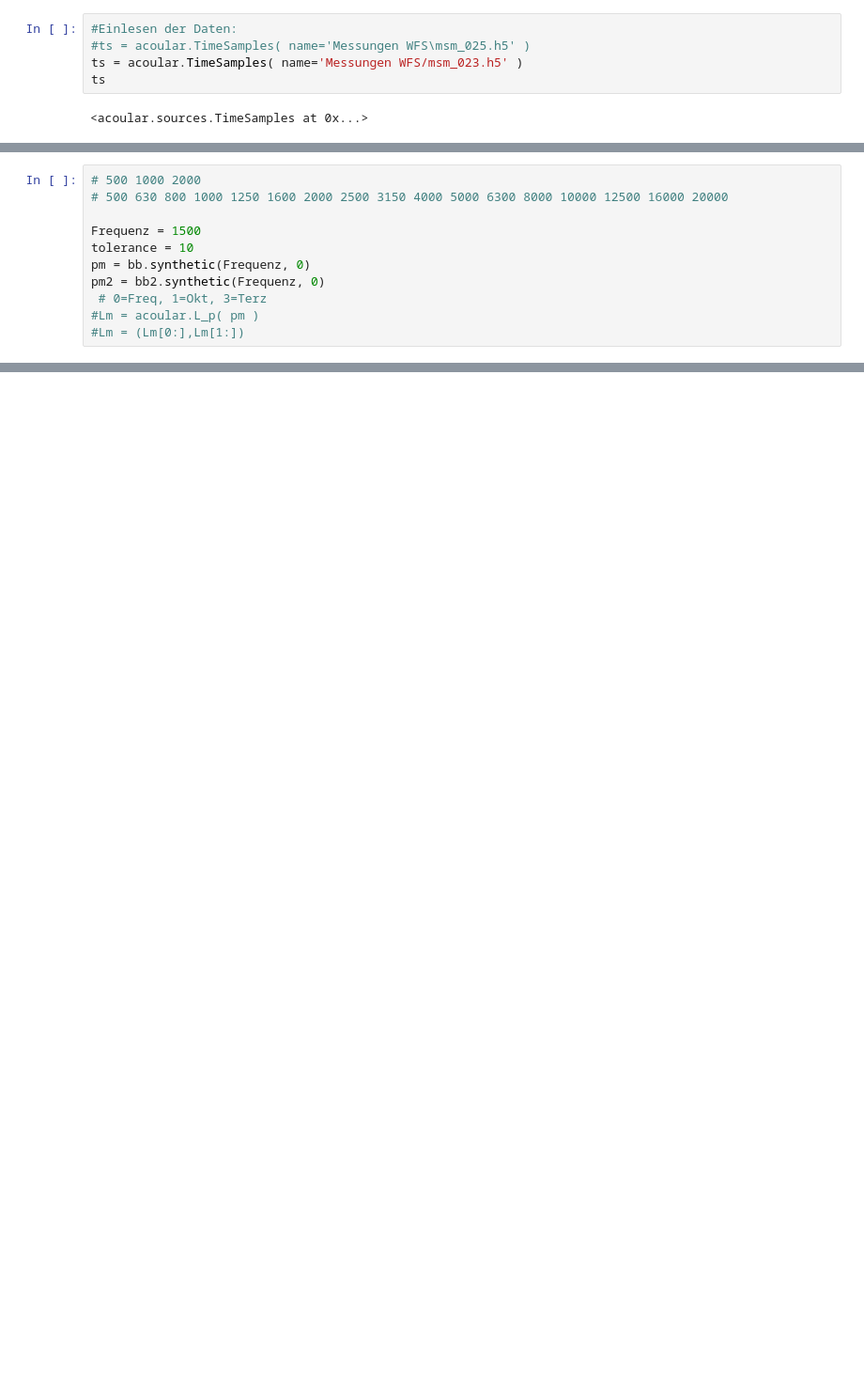
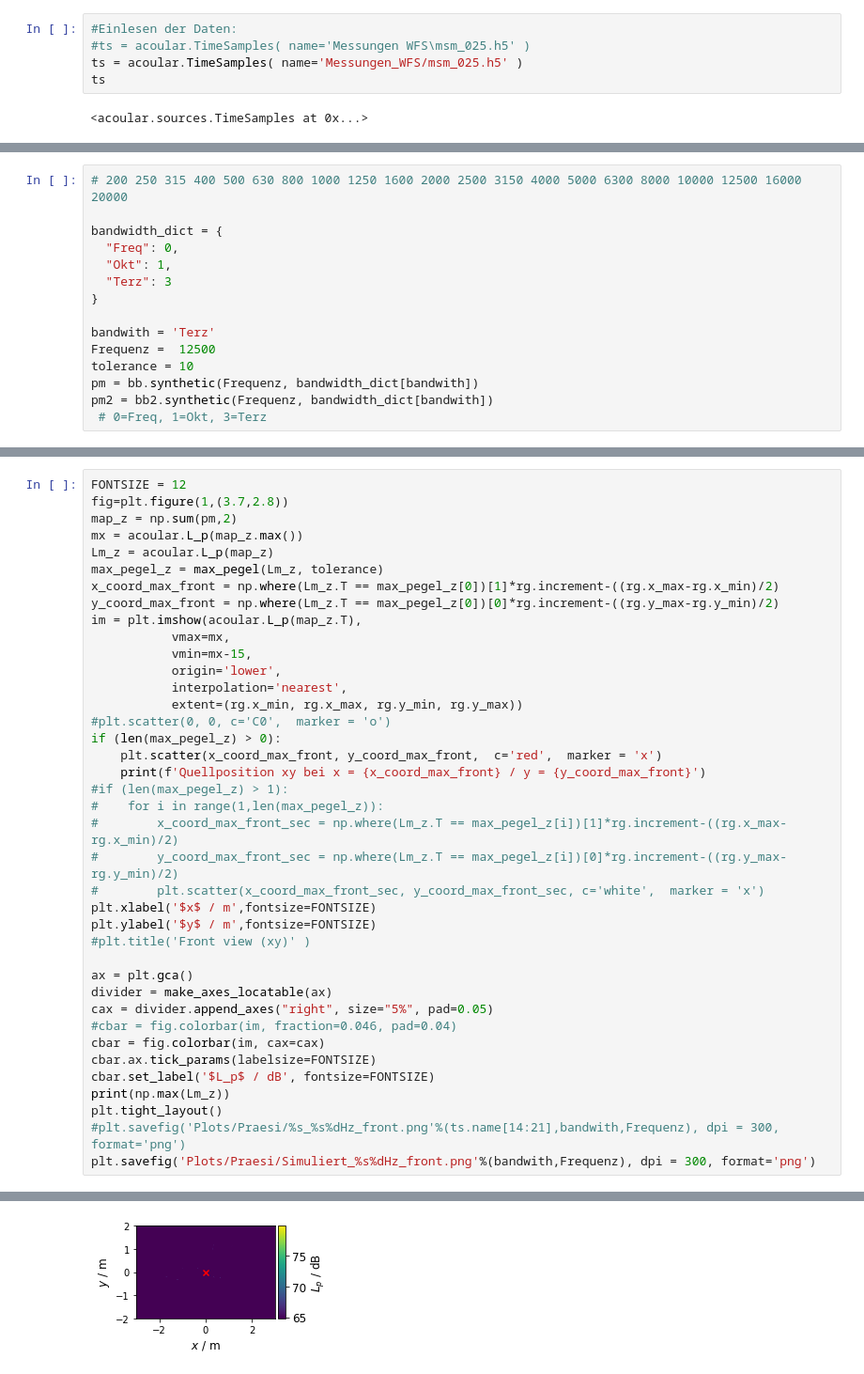
Before and after one commit to AdiBugaddi/MAP_eval, a Jupyter notebook: Auswertungsskript_3D.ipynb, the cells around one changed output, grey strips where cells are left out. Shown: that part at 94% size. Drawn from its saved outputs; the diff is of its cells as text; blank space fills up the shorter version.

Commit message:
final plots for presentation

```diff
--- a/Auswertungsskript_3D.ipynb
+++ b/Auswertungsskript_3D.ipynb
@@ -76,7 +77,7 @@ ts = acoular.PointSource(signal = sim_signal1,          # Signal der Quelle
 # %%
 #Einlesen der Daten:
 #ts = acoular.TimeSamples( name='Messungen WFS\msm_025.h5' )
-ts = acoular.TimeSamples( name='Messungen WFS/msm_023.h5' )
+ts = acoular.TimeSamples( name='Messungen_WFS/msm_025.h5' )
 ts
 # %% [output]
 <acoular.sources.TimeSamples at 0x...>
@@ -138,11 +142,15 @@ bb2 = acoular.BeamformerBase(freq_data=ps2,
 # %%
-# 500 1000 2000
-# 500 630 800 1000 1250 1600 2000 2500 3150 4000 5000 6300 8000 10000 12500 16000 20000
+# 200 250 315 400 500 630 800 1000 1250 1600 2000 2500 3150 4000 5000 6300 8000 10000 12500 16000 20000
 
-Frequenz = 1500
+bandwidth_dict = {
+  "Freq": 0,
+  "Okt": 1,
+  "Terz": 3
+}
+
+bandwith = 'Terz'
+Frequenz =  12500
 tolerance = 10
-pm = bb.synthetic(Frequenz, 0)
-pm2 = bb2.synthetic(Frequenz, 0)
+pm = bb.synthetic(Frequenz, bandwidth_dict[bandwith])
+pm2 = bb2.synthetic(Frequenz, bandwidth_dict[bandwith])
  # 0=Freq, 1=Okt, 3=Terz
-#Lm = acoular.L_p( pm )
-#Lm = (Lm[0:],Lm[1:])
@@ -263,0 +157,40 @@ Quellposition xz bei x = [1.55] / z = [2.05]
+# %%
+FONTSIZE = 12
+fig=plt.figure(1,(3.7,2.8))
+map_z = np.sum(pm,2)
+mx = acoular.L_p(map_z.max())
+Lm_z = acoular.L_p(map_z)
+max_pegel_z = max_pegel(Lm_z, tolerance)
+x_coord_max_front = np.where(Lm_z.T == max_pegel_z[0])[1]*rg.increment-((rg.x_max-rg.x_min)/2)
+y_coord_max_front = np.where(Lm_z.T == max_pegel_z[0])[0]*rg.increment-((rg.y_max-rg.y_min)/2)
+im = plt.imshow(acoular.L_p(map_z.T),
+           vmax=mx,
+           vmin=mx-15,
+           origin='lower',
+           interpolation='nearest',
+           extent=(rg.x_min, rg.x_max, rg.y_min, rg.y_max))
+#plt.scatter(0, 0, c='C0',  marker = 'o')
+if (len(max_pegel_z) > 0):
+    plt.scatter(x_coord_max_front, y_coord_max_front,  c='red',  marker = 'x')
+    print(f'Quellposition xy bei x = {x_coord_max_front} / y = {y_coord_max_front}')
+#if (len(max_pegel_z) > 1):
+#    for i in range(1,len(max_pegel_z)):
+#        x_coord_max_front_sec = np.where(Lm_z.T == max_pegel_z[i])[1]*rg.increment-((rg.x_max-rg.x_min)/2)
+#        y_coord_max_front_sec = np.where(Lm_z.T == max_pegel_z[i])[0]*rg.increment-((rg.y_max-rg.y_min)/2)
+#        plt.scatter(x_coord_max_front_sec, y_coord_max_front_sec, c='white',  marker = 'x')
+plt.xlabel('$x$ / m',fontsize=FONTSIZE)
+plt.ylabel('$y$ / m',fontsize=FONTSIZE)
+#plt.title('Front view (xy)' )
+
+ax = plt.gca()
+divider = make_axes_locatable(ax)
+cax = divider.append_axes("right", size="5%", pad=0.05)
+#cbar = fig.colorbar(im, fraction=0.046, pad=0.04)
+cbar = fig.colorbar(im, cax=cax)
+cbar.ax.tick_params(labelsize=FONTSIZE)
+cbar.set_label('$L_p$ / dB', fontsize=FONTSIZE)
+print(np.max(Lm_z))
+plt.tight_layout()
+#plt.savefig('Plots/Praesi/%s_%s%dHz_front.png'%(ts.name[14:21],bandwith,Frequenz), dpi = 300, format='png')
+plt.savefig('Plots/Praesi/Simuliert_%s%dHz_front.png'%(bandwith,Frequenz), dpi = 300, format='png')
+# %% [output]
@@ -263,0 +199 @@ Quellposition xz bei x = [1.55] / z = [2.05]
+[figure, added]
```
Also changed, not shown: parts of 11 cells of this notebook, 59 other files.
